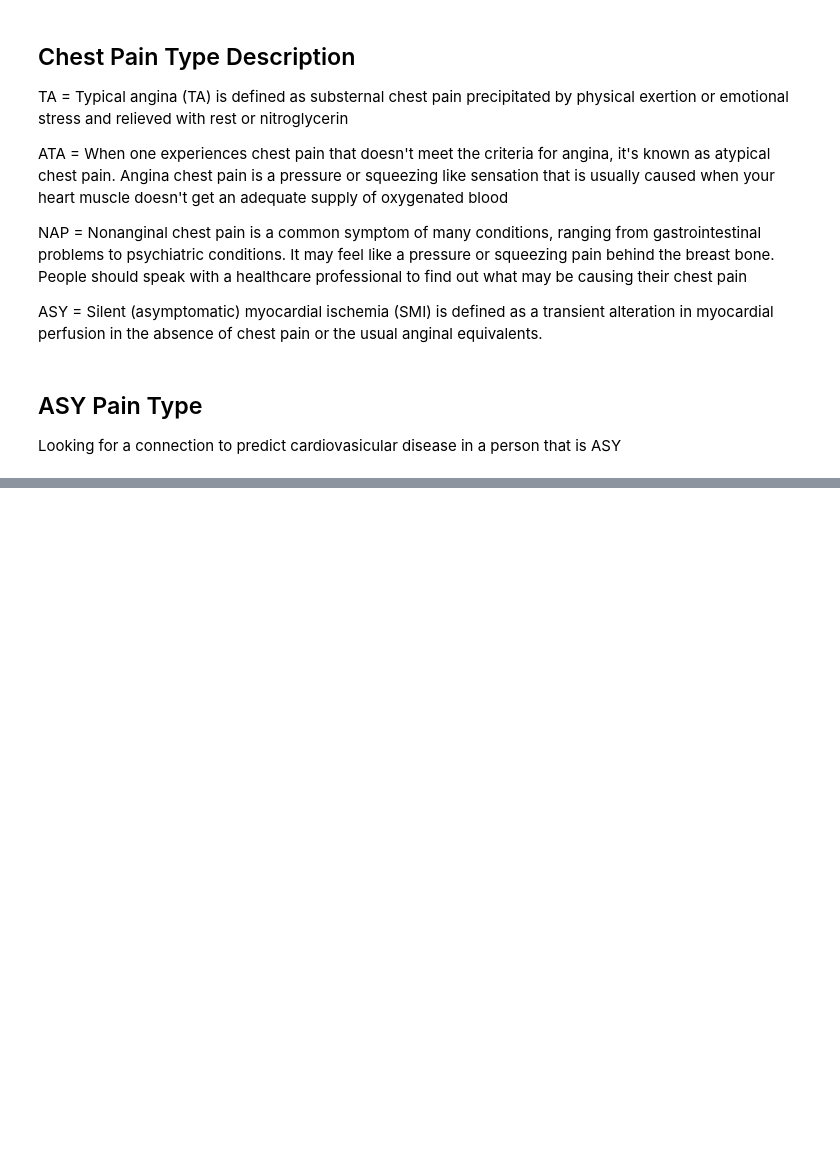
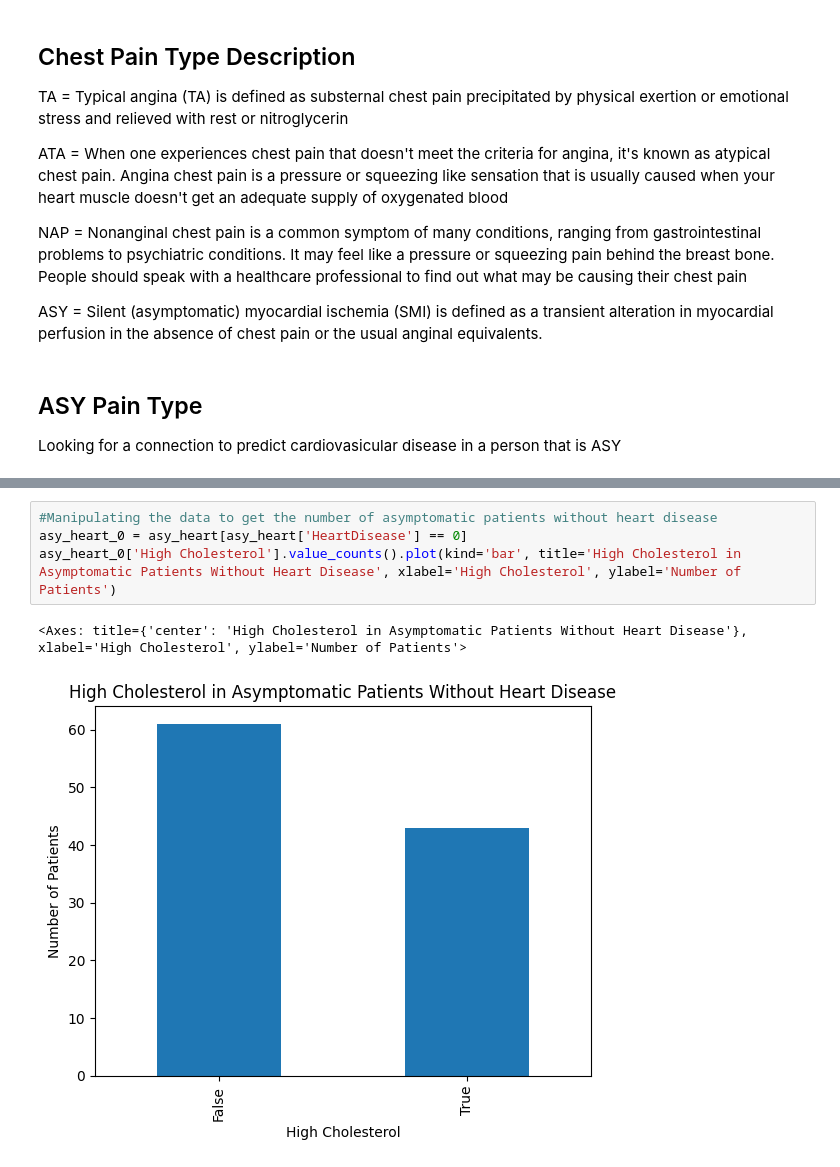
Before and after one commit to tylernow/learning-research, a Jupyter notebook: learning heart.ipynb, the cells around one changed output, grey strips where cells are left out. Cells and saved outputs as stored; diff of their text form; blank space fills up the shorter version.

```diff
--- a/learning heart.ipynb
+++ b/learning heart.ipynb
@@ -57,0 +51,7 @@ dtype: object
+# %%
+#Manipulating the data to get the number of asymptomatic patients without heart disease
+asy_heart_0 = asy_heart[asy_heart['HeartDisease'] == 0]
+asy_heart_0['High Cholesterol'].value_counts().plot(kind='bar', title='High Cholesterol in Asymptomatic Patients Without Heart Disease', xlabel='High Cholesterol', ylabel='Number of Patients')
+# %% [output]
+<Axes: title={'center': 'High Cholesterol in Asymptomatic Patients Without Heart Disease'}, xlabel='High Cholesterol', ylabel='Number of Patients'>
+[figure, added]
```
Also changed, not shown: parts of 15 cells of this notebook.
